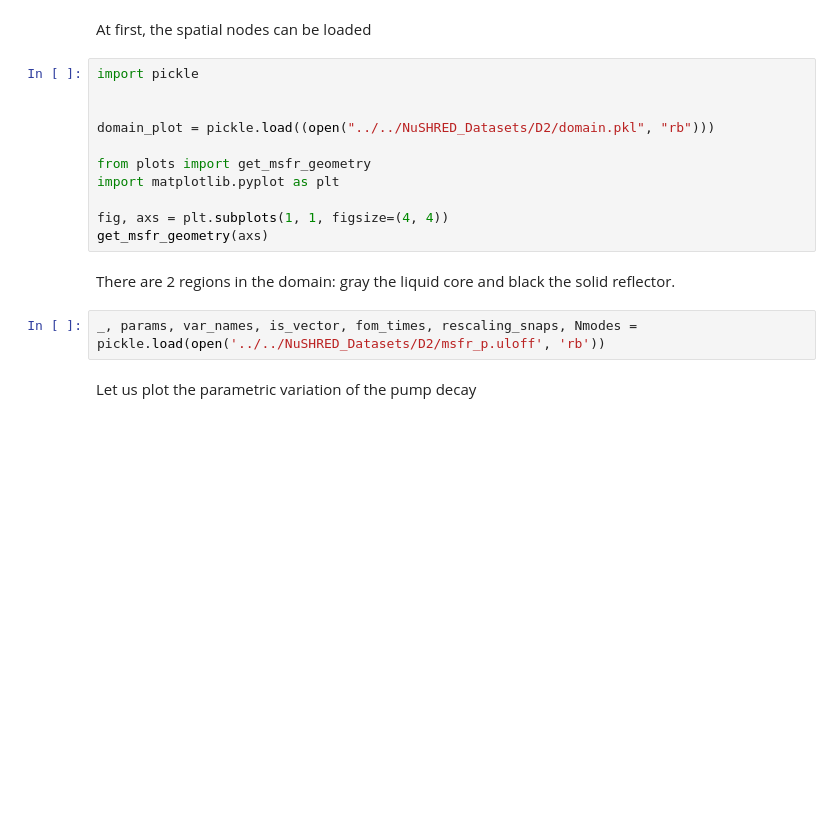
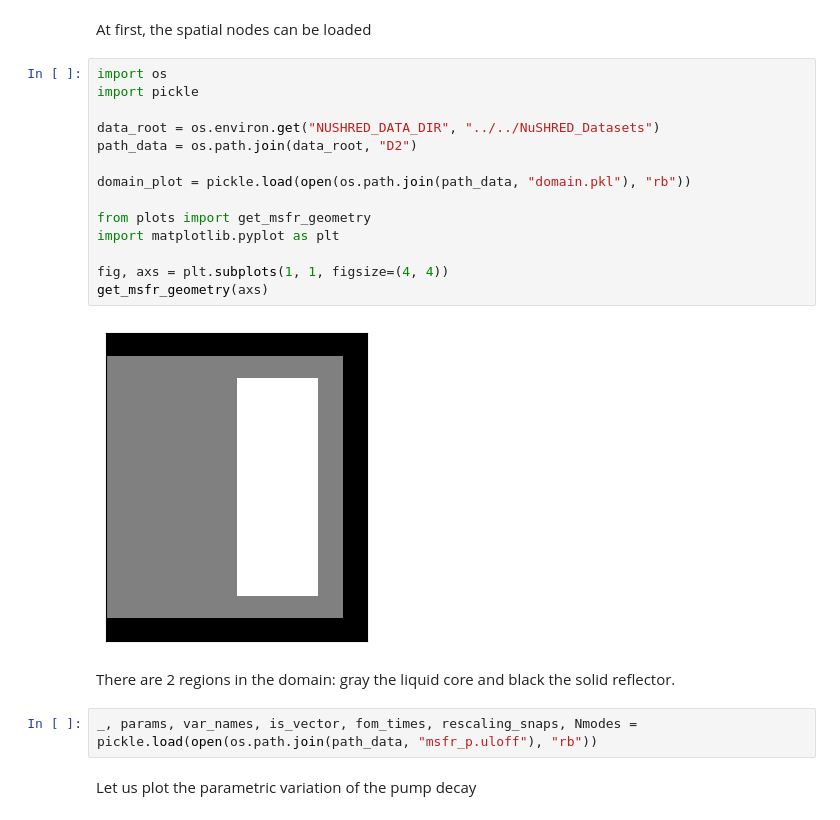
Before and after one commit to ERMETE-Lab/NuSHRED, a Jupyter notebook: Code/P2/01_svd.ipynb, the cells around one changed output. Saved outputs shown, nothing was run; the diff lists cells and outputs as text; blank space fills up the shorter version.

Commit message:
Update datasets naming and add env.example

```diff
--- a/Code/P2/01_svd.ipynb
+++ b/Code/P2/01_svd.ipynb
@@ -12,20 +12,25 @@ In this notebook, the snapshots of the simulation data have already been decompo
 # %% [markdown]
 At first, the spatial nodes can be loaded
 # %%
+import os
 import pickle
 
+data_root = os.environ.get("NUSHRED_DATA_DIR", "../../NuSHRED_Datasets")
+path_data = os.path.join(data_root, "D2")
 
-domain_plot = pickle.load((open("../../NuSHRED_Datasets/D2/domain.pkl", "rb")))
+domain_plot = pickle.load(open(os.path.join(path_data, "domain.pkl"), "rb"))
 
 from plots import get_msfr_geometry
 import matplotlib.pyplot as plt
 
 fig, axs = plt.subplots(1, 1, figsize=(4, 4))
 get_msfr_geometry(axs)
+# %% [output]
+[figure, added]
 # %% [markdown]
 There are 2 regions in the domain: gray the liquid core and black the solid reflector.
 # %%
-_, params, var_names, is_vector, fom_times, rescaling_snaps, Nmodes = pickle.load(open('../../NuSHRED_Datasets/D2/msfr_p.uloff', 'rb'))
+_, params, var_names, is_vector, fom_times, rescaling_snaps, Nmodes = pickle.load(open(os.path.join(path_data, "msfr_p.uloff"), "rb"))
 # %% [markdown]
 Let us plot the parametric variation of the pump decay
 # %%
```
Also changed, not shown: parts of 4 cells of this notebook, 6 other files.
